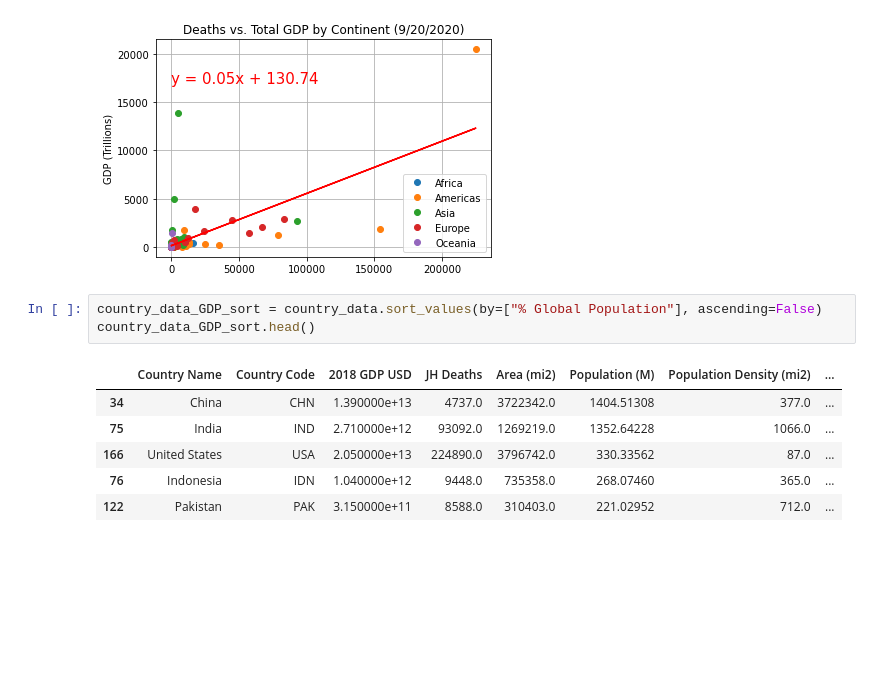
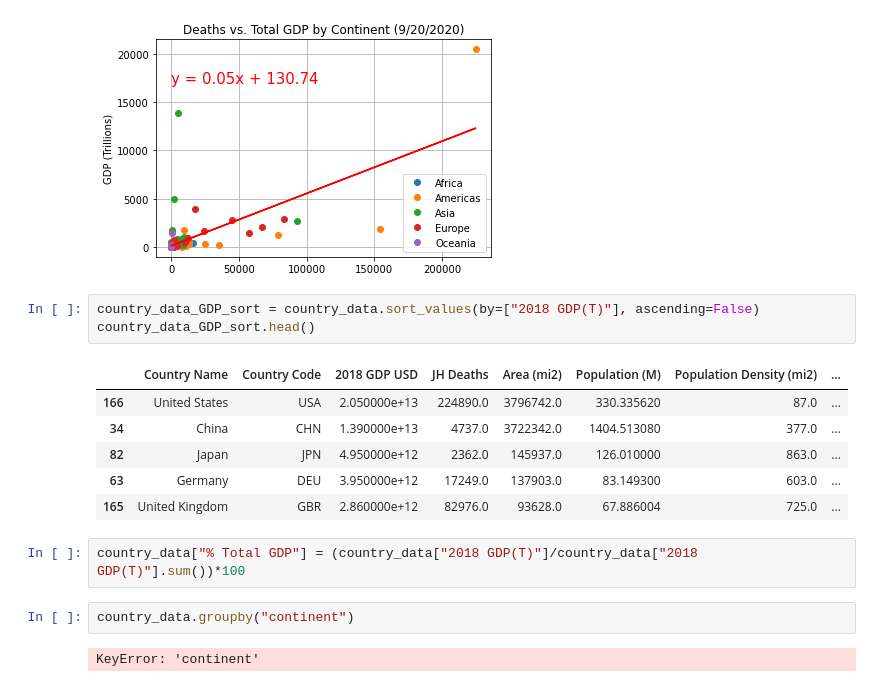
Before and after one commit to mcbien/Project_One, a Jupyter notebook: Project One - Charting.ipynb, the cells around one changed output. Saved outputs shown, nothing was run; the diff lists cells and outputs as text; blank space fills up the shorter version.

```diff
--- a/Project One - Charting.ipynb
+++ b/Project One - Charting.ipynb
@@ -376,12 +376,18 @@ plt.savefig(output_path_fig7)
 r = 0.6737023431762323
 [figure]
 # %%
-country_data_GDP_sort = country_data.sort_values(by=["% Global Population"], ascending=False)
+country_data_GDP_sort = country_data.sort_values(by=["2018 GDP(T)"], ascending=False)
 country_data_GDP_sort.head()
 # %% [output]
 |  | Country Name | Country Code | 2018 GDP USD | JH Deaths | Area (mi2) | Population (M) | Population Density (mi2) | ... |
-| 34 | China | CHN | 1.390000e+13 | 4737.0 | 3722342.0 | 1404.51308 | 377.0 | ... |
-| 75 | India | IND | 2.710000e+12 | 93092.0 | 1269219.0 | 1352.64228 | 1066.0 | ... |
-| 166 | United States | USA | 2.050000e+13 | 224890.0 | 3796742.0 | 330.33562 | 87.0 | ... |
-| 76 | Indonesia | IDN | 1.040000e+12 | 9448.0 | 735358.0 | 268.07460 | 365.0 | ... |
-| 122 | Pakistan | PAK | 3.150000e+11 | 8588.0 | 310403.0 | 221.02952 | 712.0 | ... |
+| 166 | United States | USA | 2.050000e+13 | 224890.0 | 3796742.0 | 330.335620 | 87.0 | ... |
+| 34 | China | CHN | 1.390000e+13 | 4737.0 | 3722342.0 | 1404.513080 | 377.0 | ... |
+| 82 | Japan | JPN | 4.950000e+12 | 2362.0 | 145937.0 | 126.010000 | 863.0 | ... |
+| 63 | Germany | DEU | 3.950000e+12 | 17249.0 | 137903.0 | 83.149300 | 603.0 | ... |
+| 165 | United Kingdom | GBR | 2.860000e+12 | 82976.0 | 93628.0 | 67.886004 | 725.0 | ... |
+# %%
+country_data["% Total GDP"] = (country_data["2018 GDP(T)"]/country_data["2018 GDP(T)"].sum())*100
+# %%
+country_data.groupby("continent")
+# %% [output]
+KeyError: 'continent'
```
